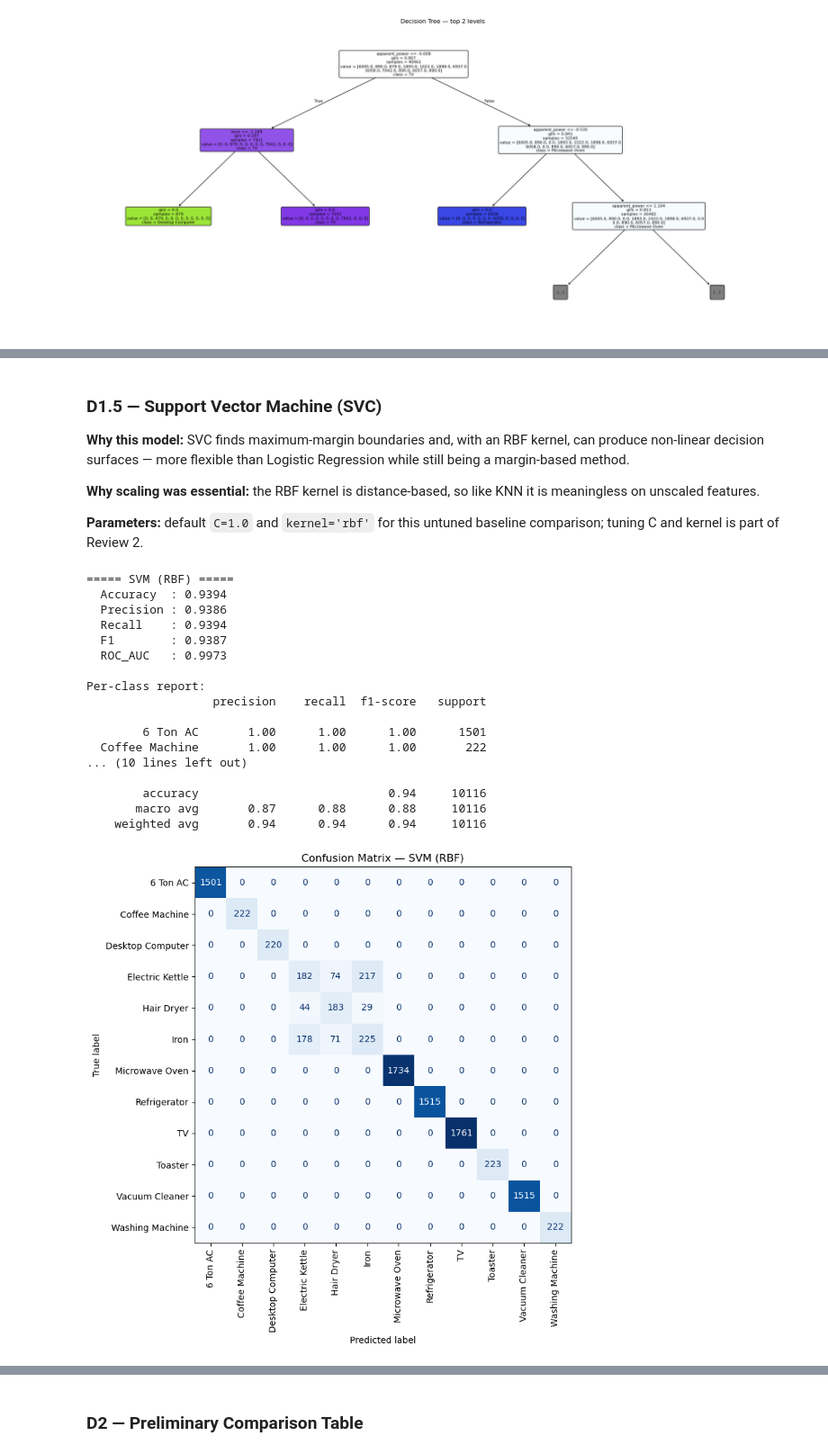
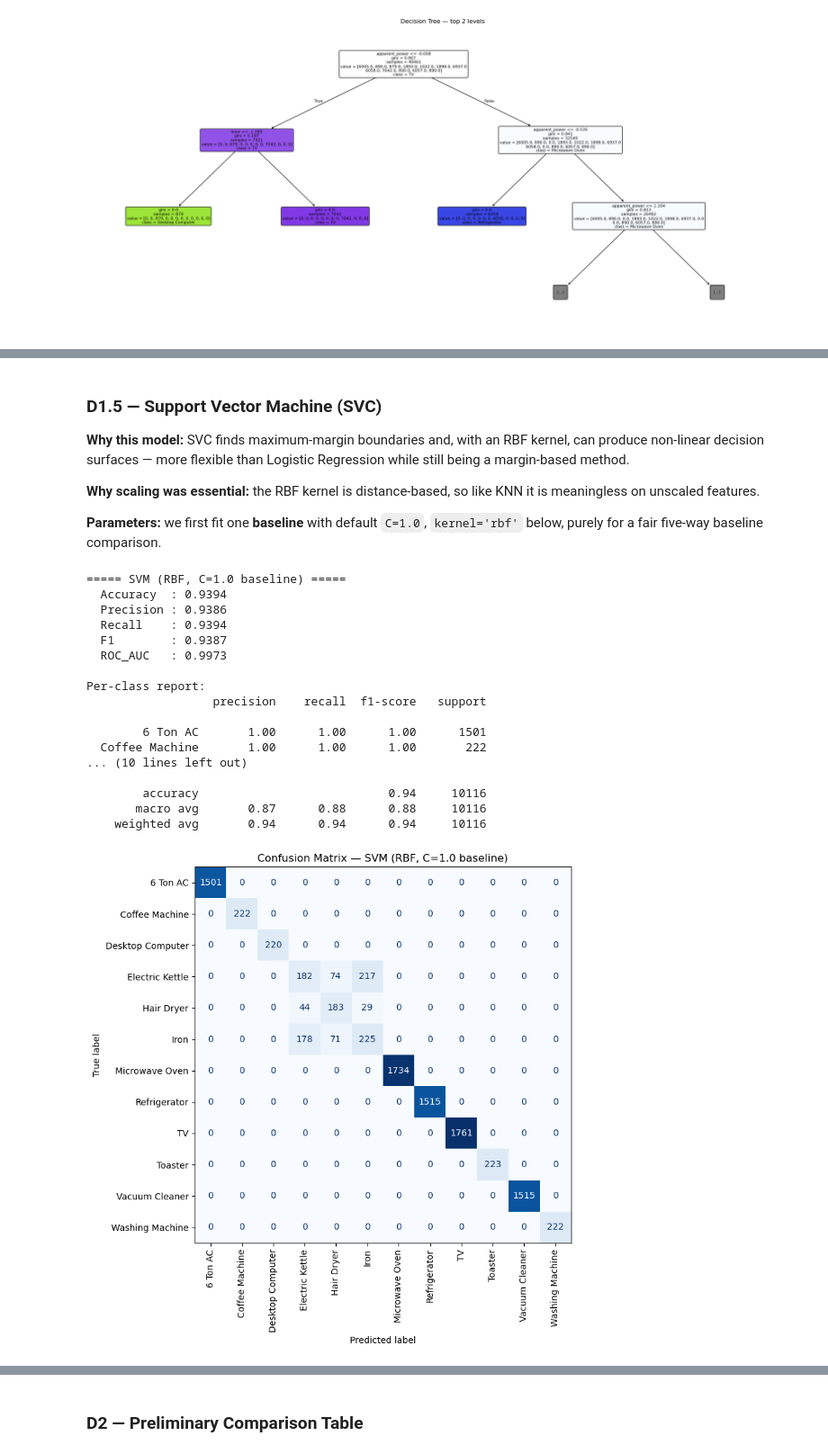
Before and after one commit to yazhini-vetrivel/airbnb_pricing_analytics, a Jupyter notebook: notebooks/classification.ipynb, the cells around one changed output, grey strips where cells are left out. Shown at 90% size. Cells and saved outputs as stored; diff of their text form; code cells hidden in the pictures.

```diff
--- a/notebooks/classification.ipynb
+++ b/notebooks/classification.ipynb
@@ -595,8 +585,6 @@ def evaluate(name, model, X_tr, y_tr, X_te, y_te, plot_cm=True):
     y_pred = model.predict(X_te)
 
     # ROC-AUC (One-vs-Rest) — required for this multi-class problem. Needs class
-    # probability estimates, which every Part-A model below supports natively
-    # (SVC is instantiated with probability=True for this reason).
     y_proba = model.predict_proba(X_te)
     roc_auc = roc_auc_score(y_te, y_proba, multi_class='ovr', average='weighted')
 
@@ -611,6 +599,10 @@ def evaluate(name, model, X_tr, y_tr, X_te, y_te, plot_cm=True):
     print(f"===== {name} =====")
     for k, v in results[name].items():
         print(f"  {k:10s}: {v:.4f}")
+    if (name=='Logistic Regression'):
+        print("Coefficients:")
+        print(model.coef_)
+        print(model.intercept_)
     print("\nPer-class report:")
     print(classification_report(y_te, y_pred, target_names=class_names, zero_division=0))
 
@@ -839,0 +952,29 @@ Tree depth: 40 | Leaves: 1146
+# %%
+# D1.4b: Grid search over max_depth (and min_samples_leaf) via 5-fold CV on the TRAIN split only
+from sklearn.model_selection import GridSearchCV, StratifiedKFold
+
+param_grid = {
+    'max_depth': list(range(2, 31)),
+    'min_samples_leaf': [1, 5, 10]
+}
+cv = StratifiedKFold(n_splits=5, shuffle=True, random_state=RANDOM_STATE)
+
+grid_dt = GridSearchCV(
+    DecisionTreeClassifier(random_state=RANDOM_STATE),
+    param_grid=param_grid,
+    scoring='f1_weighted',
+    cv=cv,
+    n_jobs=-1
+)
+grid_dt.fit(X_train_s, y_train)
+
+cv_results_dt = pd.DataFrame(grid_dt.cv_results_)[
+    ['param_max_depth', 'param_min_samples_leaf', 'mean_test_score', 'std_test_score']
+].rename(columns={
+    'param_max_depth': 'max_depth', 'param_min_samples_leaf': 'min_samples_leaf',
+    'mean_test_score': 'cv_weighted_f1', 'std_test_score': 'cv_std'
+}).sort_values('cv_weighted_f1', ascending=False)
+
+print(cv_results_dt.head(10).to_string(index=False))
+print(f"\nBest params (5-fold CV, weighted F1): {grid_dt.best_params_}")
+print(f"Best CV weighted F1: {grid_dt.best_score_:.4f}")
@@ -913,31 +1106,33 @@ margin-based method.
 **Why scaling was essential:** the RBF kernel is distance-based, so like KNN it is meaningless
 on unscaled features.
 
-**Parameters:** default `C=1.0` and `kernel='rbf'` for this untuned baseline comparison; tuning
-C and kernel is part of Review 2.
+**Parameters:** we first fit one **baseline** with default `C=1.0`, `kernel='rbf'` below, purely
+for a fair five-way baseline comparison.
 # %%
-svc, pred_svc = evaluate(
-    'SVM (RBF)',
+# Baseline only — default C=1.0, kernel='rbf'. NOT the final model: D1.5b below tunes C and
+# produces the SVC actually used for the Section D comparison table and downstream analysis.
+svc_baseline, pred_svc_baseline = evaluate(
+    'SVM (RBF, C=1.0 baseline)',
     SVC(kernel='rbf', random_state=RANDOM_STATE, probability=True),  # probability=True needed for ROC-AUC
     X_train_s, y_train, X_test_s, y_test
 )
 # %% [output]
-===== SVM (RBF) =====
+===== SVM (RBF, C=1.0 baseline) =====
   Accuracy  : 0.9394
   Precision : 0.9386
   Recall    : 0.9394
   F1        : 0.9387
   ROC_AUC   : 0.9973
 
 Per-class report:
                   precision    recall  f1-score   support
 
         6 Ton AC       1.00      1.00      1.00      1501
   Coffee Machine       1.00      1.00      1.00       222
 ... (10 lines left out)
 
         accuracy                           0.94     10116
        macro avg       0.87      0.88      0.88     10116
     weighted avg       0.94      0.94      0.94     10116
-[figure, old version]
+[figure, new version]
 # %% [markdown]
```
Also changed, not shown: parts of 43 cells of this notebook.
